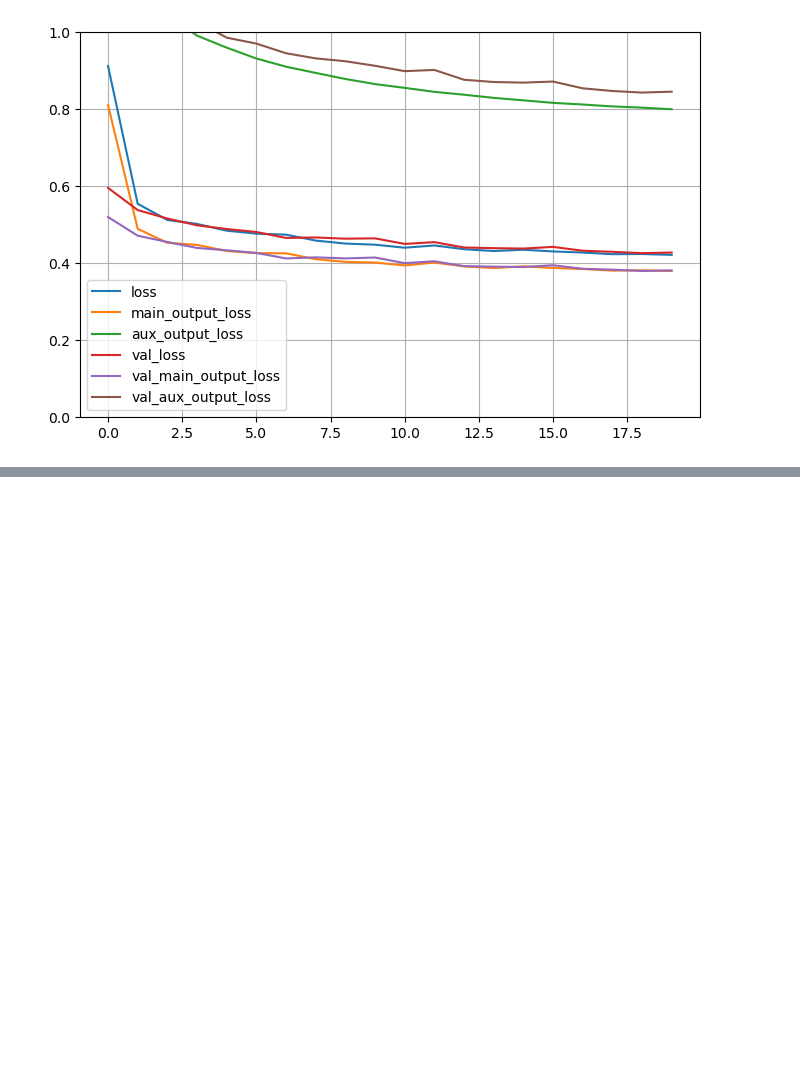
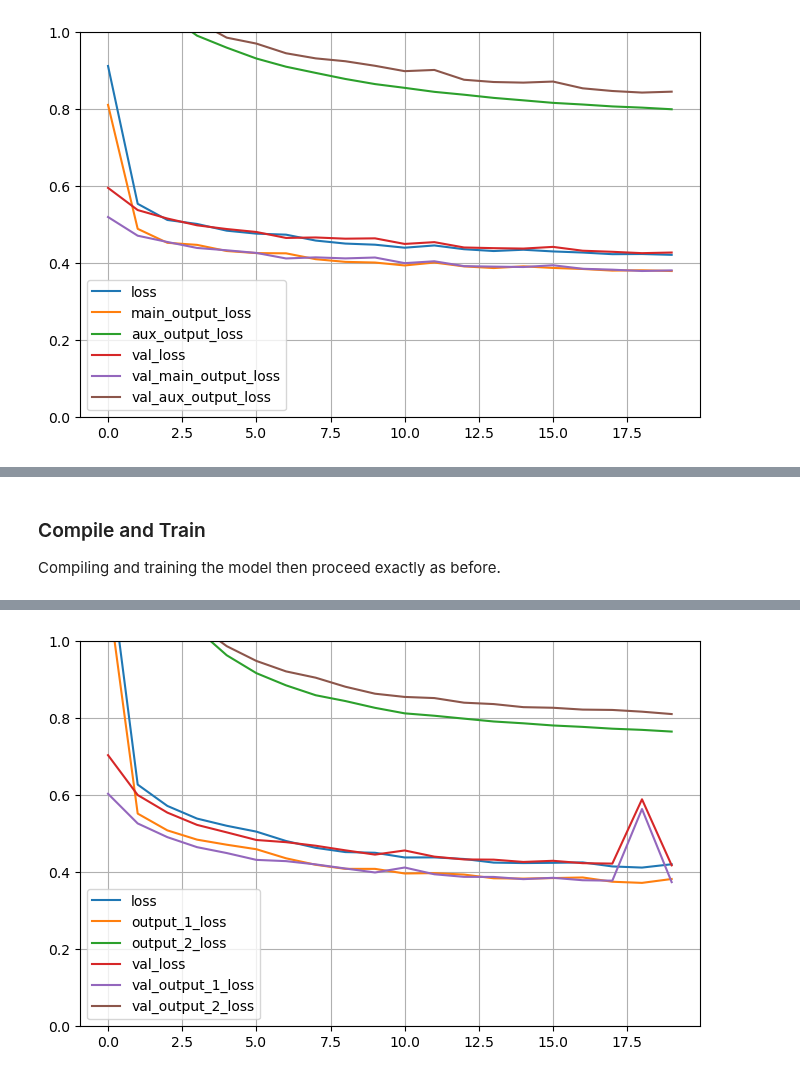
Before and after one commit to mcnewcp/book-geron-ml-sklearn-keras-tensorflow, a Jupyter notebook: 10-intro-ann-keras.ipynb, the cells around one changed output, grey strips where cells are left out. Saved outputs shown, nothing was run; the diff lists cells and outputs as text; code cells hidden in the pictures; blank space fills up the shorter version.

```diff
--- a/10-intro-ann-keras.ipynb
+++ b/10-intro-ann-keras.ipynb
@@ -505,0 +512,50 @@ WARNING:tensorflow:5 out of the last 5 calls to <function Model.make_predict_fun
+# %%
+class WideAndDeepModel(keras.Model):
+    def __init__(self, units=30, activation="relu", **kwargs):
+        super().__init__(**kwargs)  # passes standard args, e.g. name
+        self.hidden1 = keras.layers.Dense(units, activation=activation)
+        self.hidden2 = keras.layers.Dense(units, activation=activation)
+        self.main_output = keras.layers.Dense(1)
+        self.aux_output = keras.layers.Dense(1)
+
+    def call(self, inputs):
+        input_A, input_B = inputs
+        hidden1 = self.hidden1(input_B)
+        hidden2 = self.hidden2(hidden1)
+        concat = keras.layers.Concatenate()([hidden2, input_A])
+        main_output = self.main_output(concat)
+        aux_output = self.aux_output(hidden2)
+        return main_output, aux_output
+
+
+model = WideAndDeepModel()
+# %% [markdown]
+### Compile and Train
+
+Compiling and training the model then proceed exactly as before.
+# %%
+model.compile(loss=["mse", "mse"], loss_weights=[0.9, 0.1], optimizer="sgd")
+
+history = model.fit(
+    [X_train_A, X_train_B],
+    [y_train, y_train],
+    epochs=20,
+    validation_data=([X_valid_A, X_valid_B], [y_valid, y_valid]),
+)
+
+total_loss, main_loss, aux_loss = model.evaluate([X_test_A, X_test_B], [y_test, y_test])
+print(
+    f"""
+Total MSE: {round(total_loss, 4)}
+Main Loss: {round(main_loss, 4)}
+Aux Loss : {round(aux_loss, 4)}
+"""
+)
+
+y_pred_main, y_pred_aux = model.predict([X_new_A, X_new_B])
+
+pd.DataFrame(history.history).plot(figsize=(8, 5))
+plt.grid(True)
+plt.gca().set_ylim(0, 1)
+plt.show()
+# %% [output]
@@ -505,0 +579 @@ WARNING:tensorflow:5 out of the last 5 calls to <function Model.make_predict_fun
+[figure, added]
```
Also changed, not shown: parts of 14 cells of this notebook.
